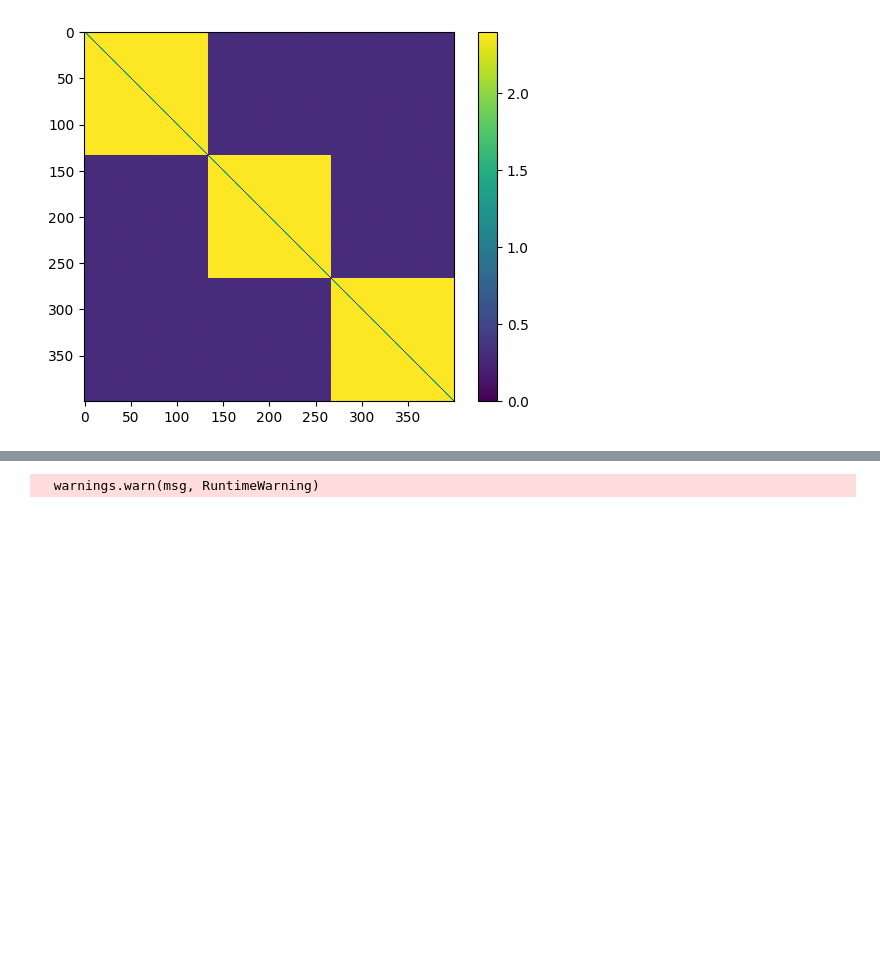
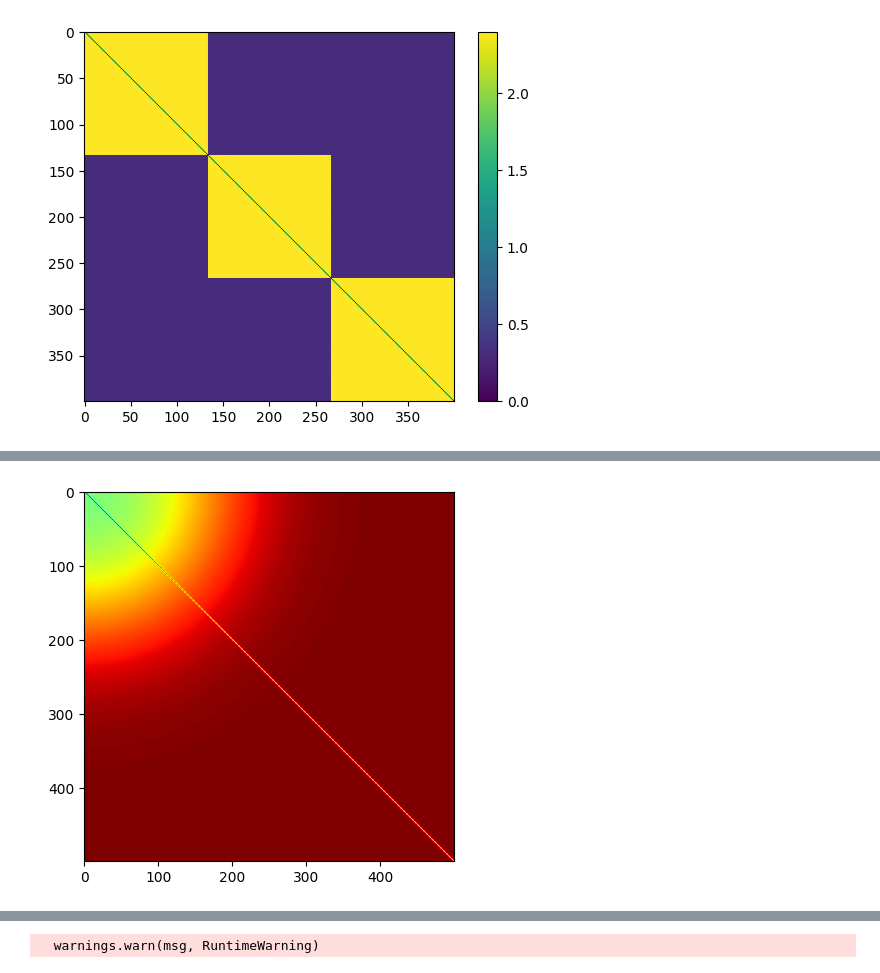
Before and after one commit to SDS-EPFL/pygraphon, a Jupyter notebook: dev/2022_10_01_test_estimators.ipynb, the cells around one changed output, grey strips where cells are left out. Cells and saved outputs as stored; diff of their text form; code cells hidden in the pictures; blank space fills up the shorter version.

```diff
--- a/dev/2022_10_01_test_estimators.ipynb
+++ b/dev/2022_10_01_test_estimators.ipynb
@@ -40,3 +48,9 @@ A = graphon.draw(rho = 0.3,n = 256, exchangeable=False)
+# %%
+P = graphon_logit_sum._get_edge_probabilities(500,False,True)
+plt.imshow(P, cmap = "jet")
+plt.show()
+# %% [output]
+[figure, added]
 # %%
 fig, ax = spy(A)#from pygraphon.plots.plot_matrices
 plt.show()
```
Also changed, not shown: parts of 14 cells of this notebook, 12 other files.
